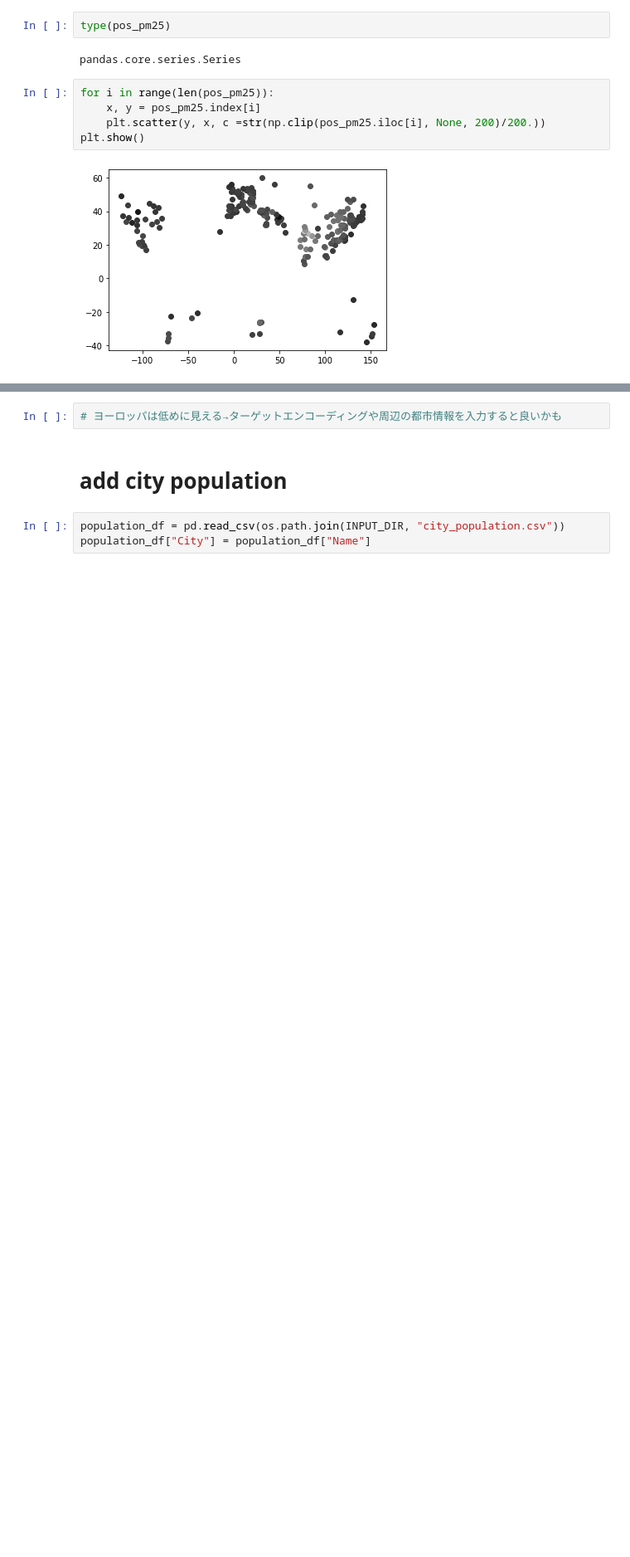
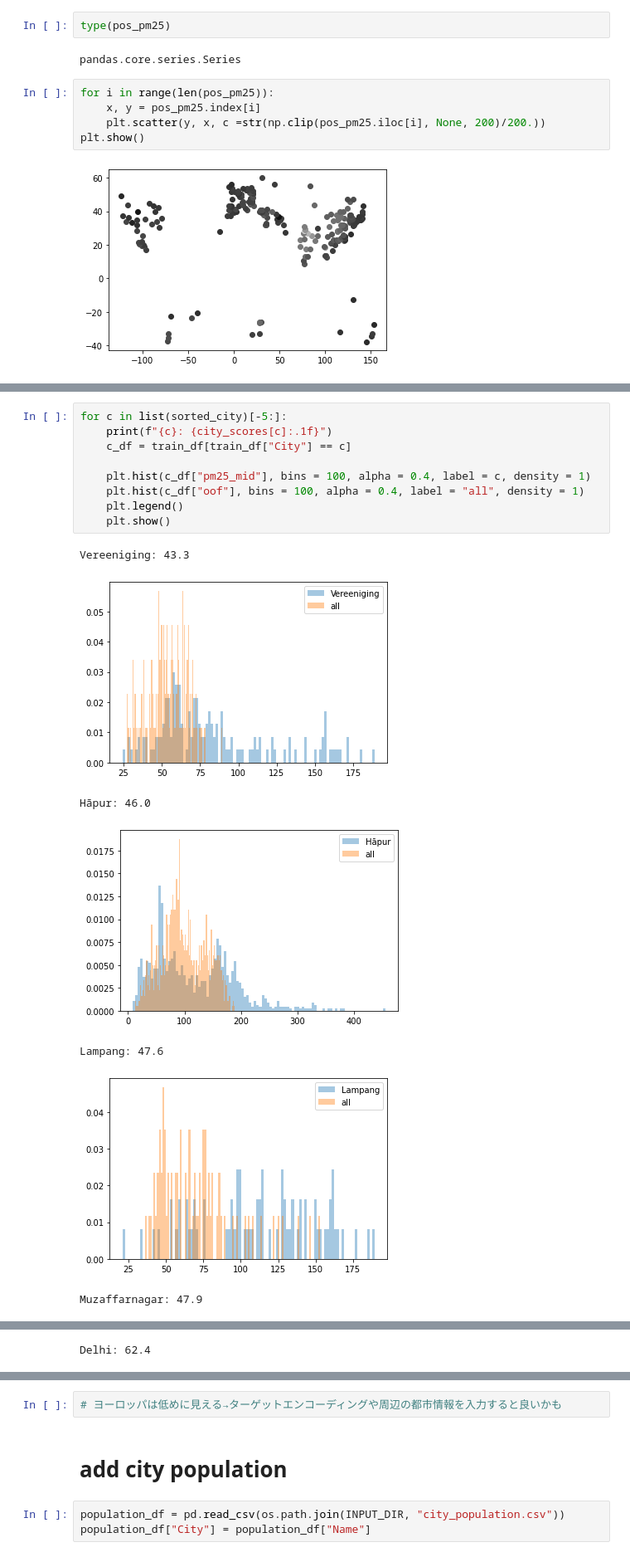
Before and after one commit to seven320/air_pollutants, a Jupyter notebook: FP000_EDA.ipynb, the cells around one changed output, grey strips where cells are left out. Shown: that part at 83% size. Saved outputs shown, nothing was run; the diff lists cells and outputs as text; blank space fills up the shorter version.

```diff
--- a/FP000_EDA.ipynb
+++ b/FP000_EDA.ipynb
@@ -222,0 +257,17 @@ plt.show()
+# %%
+for c in list(sorted_city)[-5:]:
+    print(f"{c}: {city_scores[c]:.1f}")
+    c_df = train_df[train_df["City"] == c]
+
+    plt.hist(c_df["pm25_mid"], bins = 100, alpha = 0.4, label = c, density = 1)
+    plt.hist(c_df["oof"], bins = 100, alpha = 0.4, label = "all", density = 1)
+    plt.legend()
+    plt.show()
+# %% [output]
+Vereeniging: 43.3
+[figure, added]
+Hāpur: 46.0
+[figure, added]
+Lampang: 47.6
+[figure, added]
+Muzaffarnagar: 47.9
@@ -222,0 +275 @@ plt.show()
+Delhi: 62.4
```
Also changed, not shown: parts of 10 cells of this notebook.
